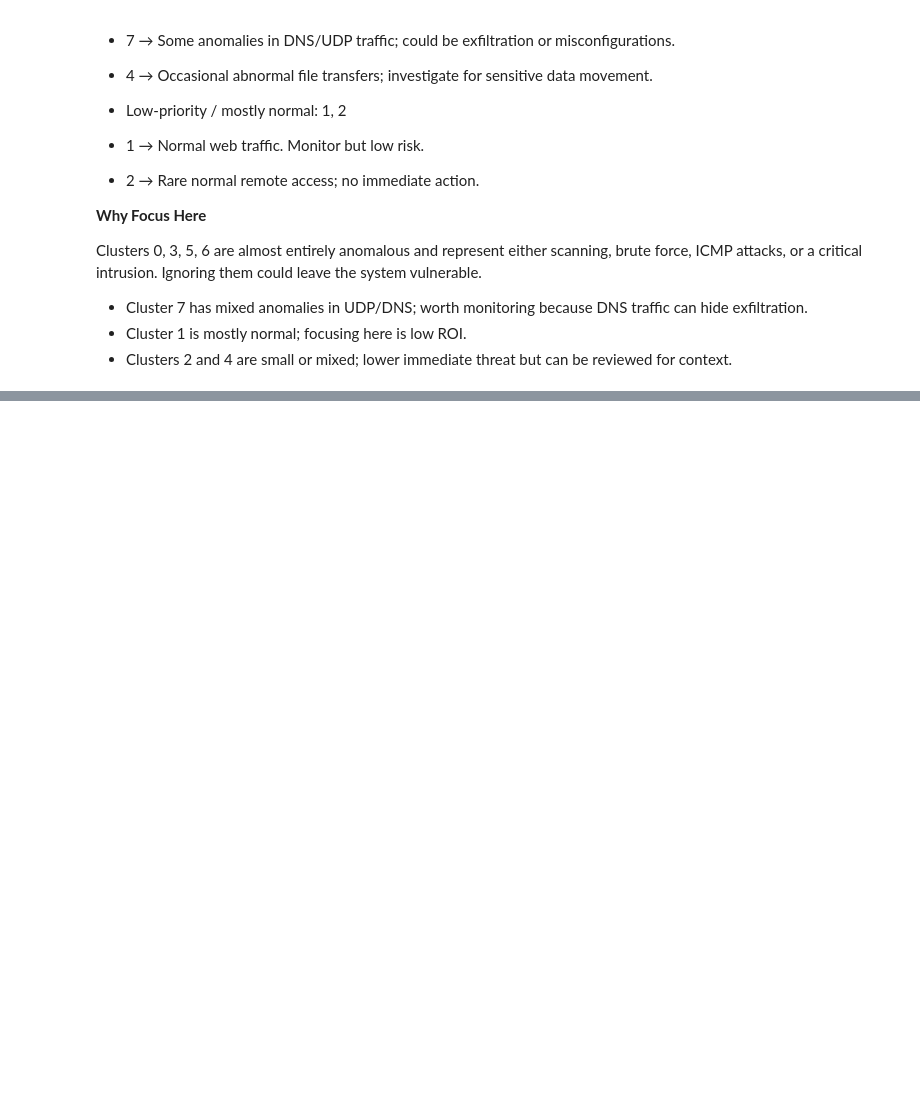
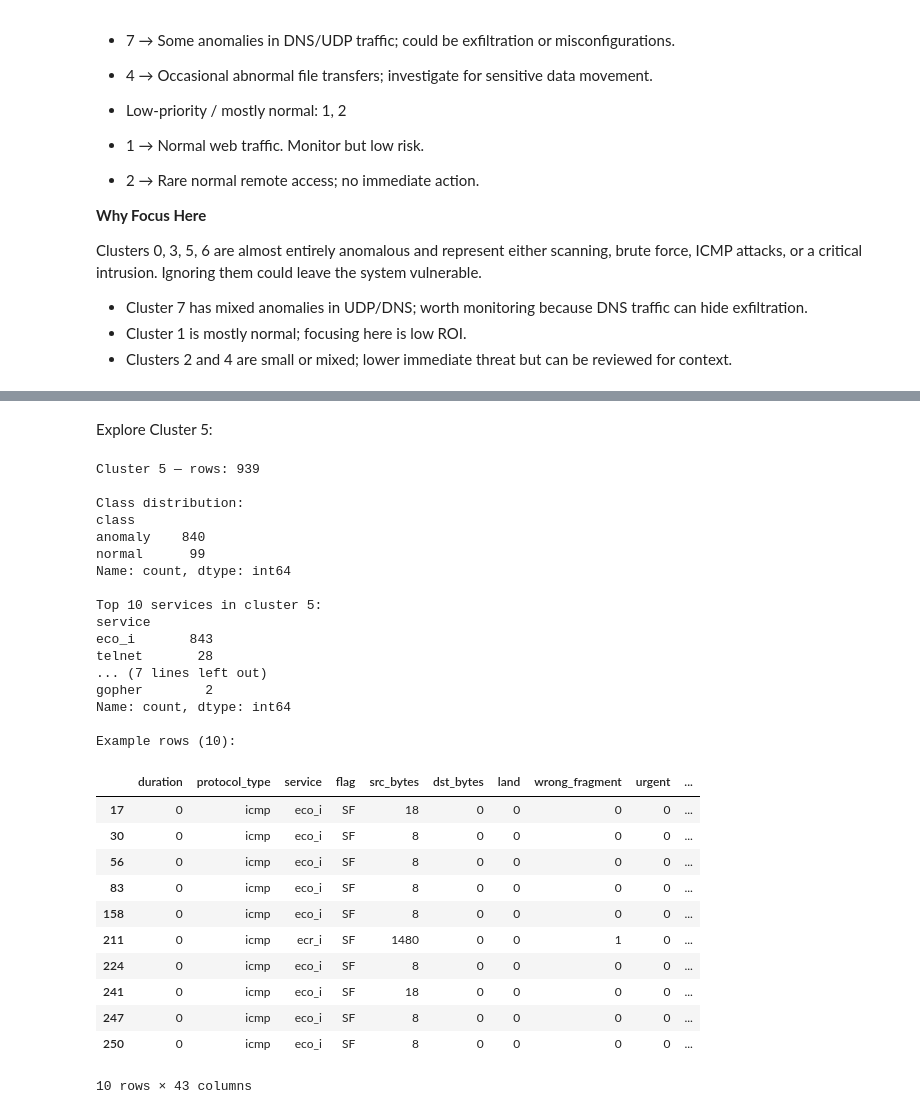
Before and after one commit to tanzilachand/Cybersecurity-Threat-Analysis, a Jupyter notebook: jupyter_notebooks/model.ipynb, the cells around one changed output, grey strips where cells are left out. Saved outputs shown, nothing was run; the diff lists cells and outputs as text; code cells hidden in the pictures; blank space fills up the shorter version.

```diff
--- a/jupyter_notebooks/model.ipynb
+++ b/jupyter_notebooks/model.ipynb
@@ -842,0 +1001,41 @@ Clusters 0, 3, 5, 6 are almost entirely anomalous and represent either scanning,
+# %% [markdown]
+Explore Cluster 5:
+# %%
+cluster_df = df[df["cluster"] == 5]
+print(f"Cluster 5 — rows: {len(cluster_df)}")
+print("\nClass distribution:")
+print(cluster_df["class"].value_counts())
+print("\nTop 10 services in cluster 5:")
+print(cluster_df["service"].value_counts().head(10))
+print("\nExample rows (10):")
+display(cluster_df.head(10))
+# %% [output]
+Cluster 5 — rows: 939
+
+Class distribution:
+class
+anomaly    840
+normal      99
+Name: count, dtype: int64
+
+Top 10 services in cluster 5:
+service
+eco_i       843
+telnet       28
+... (7 lines left out)
+gopher        2
+Name: count, dtype: int64
+
+Example rows (10):
+|  | duration | protocol_type | service | flag | src_bytes | dst_bytes | land | wrong_fragment | urgent | ... |
+| 17 | 0 | icmp | eco_i | SF | 18 | 0 | 0 | 0 | 0 | ... |
+| 30 | 0 | icmp | eco_i | SF | 8 | 0 | 0 | 0 | 0 | ... |
+| 56 | 0 | icmp | eco_i | SF | 8 | 0 | 0 | 0 | 0 | ... |
+| 83 | 0 | icmp | eco_i | SF | 8 | 0 | 0 | 0 | 0 | ... |
+| 158 | 0 | icmp | eco_i | SF | 8 | 0 | 0 | 0 | 0 | ... |
+| 211 | 0 | icmp | ecr_i | SF | 1480 | 0 | 0 | 1 | 0 | ... |
+| 224 | 0 | icmp | eco_i | SF | 8 | 0 | 0 | 0 | 0 | ... |
+| 241 | 0 | icmp | eco_i | SF | 18 | 0 | 0 | 0 | 0 | ... |
+| 247 | 0 | icmp | eco_i | SF | 8 | 0 | 0 | 0 | 0 | ... |
+| 250 | 0 | icmp | eco_i | SF | 8 | 0 | 0 | 0 | 0 | ... |
+10 rows × 43 columns
```
Also changed, not shown: parts of 16 cells of this notebook, 1 other file.
